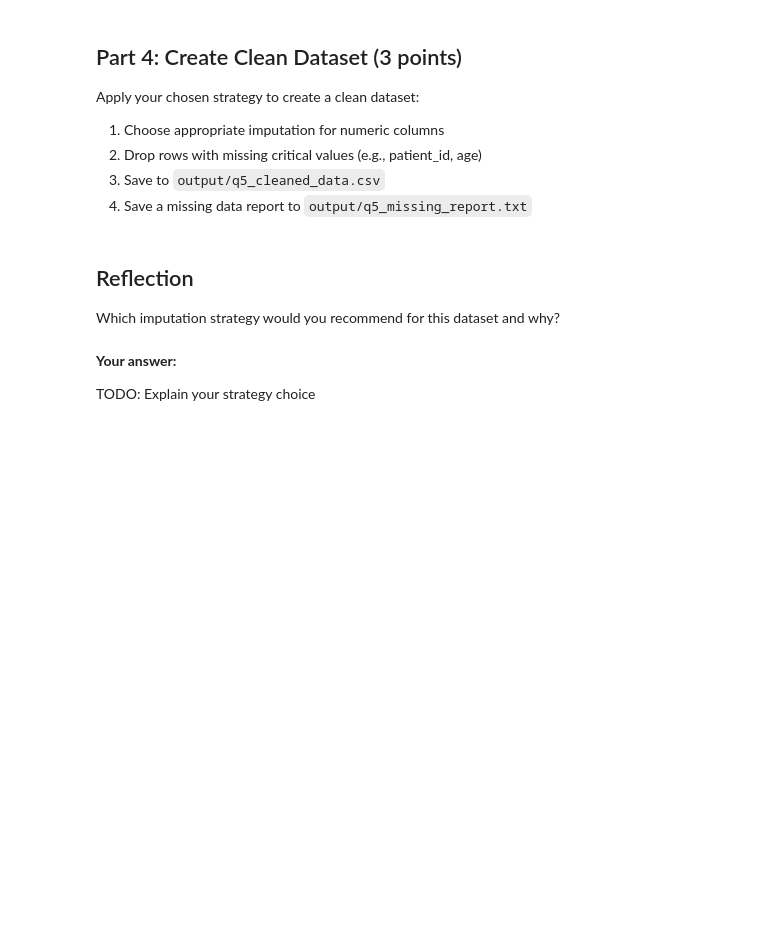
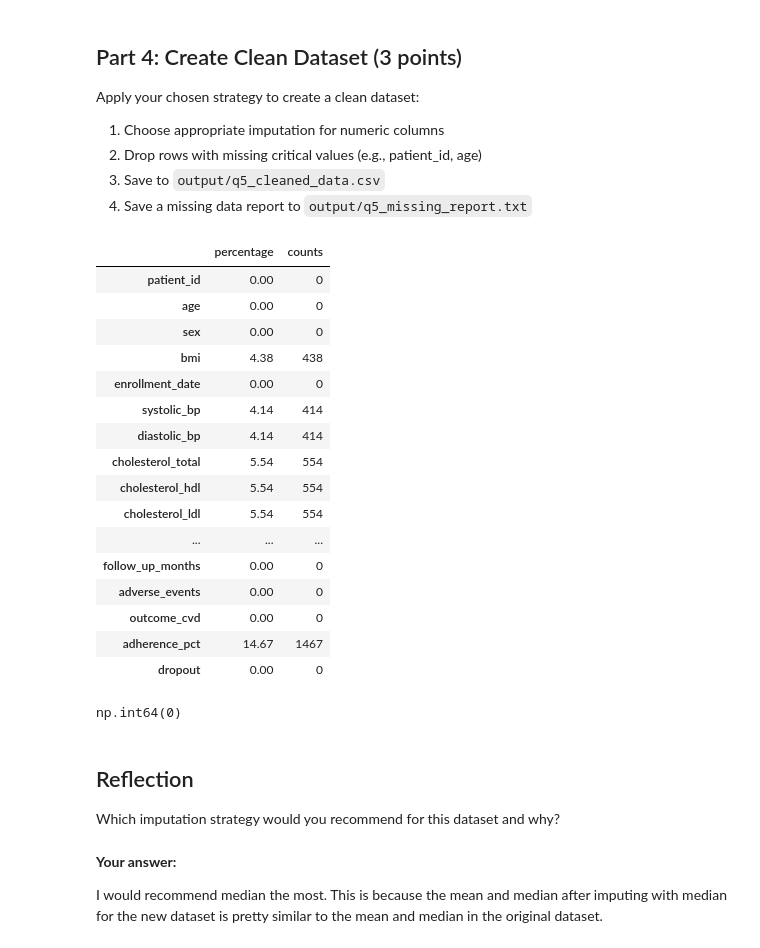
Before and after one commit to UCSF-DataSci/ds217-midterm-jiaxin-su1, a Jupyter notebook: q5_missing_data.ipynb, the cells around one changed output. Drawn from its saved outputs; the diff is of its cells as text; code cells hidden in the pictures; blank space fills up the shorter version.

```diff
--- a/q5_missing_data.ipynb
+++ b/q5_missing_data.ipynb
@@ -85,8 +170,43 @@ Apply your chosen strategy to create a clean dataset:
+# %%
+df_missing_percentages
+# %% [output]
+|  | percentage | counts |
+| patient_id | 0.00 | 0 |
+| age | 0.00 | 0 |
+| sex | 0.00 | 0 |
+| bmi | 4.38 | 438 |
+| enrollment_date | 0.00 | 0 |
+| systolic_bp | 4.14 | 414 |
+| diastolic_bp | 4.14 | 414 |
+| cholesterol_total | 5.54 | 554 |
+| cholesterol_hdl | 5.54 | 554 |
+| cholesterol_ldl | 5.54 | 554 |
+| ... | ... | ... |
+| follow_up_months | 0.00 | 0 |
+| adverse_events | 0.00 | 0 |
+| outcome_cvd | 0.00 | 0 |
+| adherence_pct | 14.67 | 1467 |
+| dropout | 0.00 | 0 |
+# %%
+# TODO: Create and save clean dataset
+df_clean = df.copy()
+for col in columns_with_missing:
+    df_clean = fill_missing(df_clean, col, strategy='median')
+df_clean.to_csv("output/q5_cleaned_data.csv", index=False)
+
+# Save missing data report
+with open("output/q5_missing_report.txt", "w") as f:
+    f.write(df_missing_percentages.to_string())
+
+# Verify no missing values remain
+df_clean.isna().sum().sum()  # Verify no missing values remain
+# %% [output]
+np.int64(0)
 # %% [markdown]
 ## Reflection
 
 Which imputation strategy would you recommend for this dataset and why?
-# %% [markdown]
-**Your answer:**
-
-TODO: Explain your strategy choice
+# %% [markdown]
+**Your answer:**
+
+I would recommend median the most. This is because the mean and median after imputing with median for the new dataset is pretty similar to the mean and median in the original dataset.
```
Also changed, not shown: parts of 8 cells of this notebook, 15 other files.
